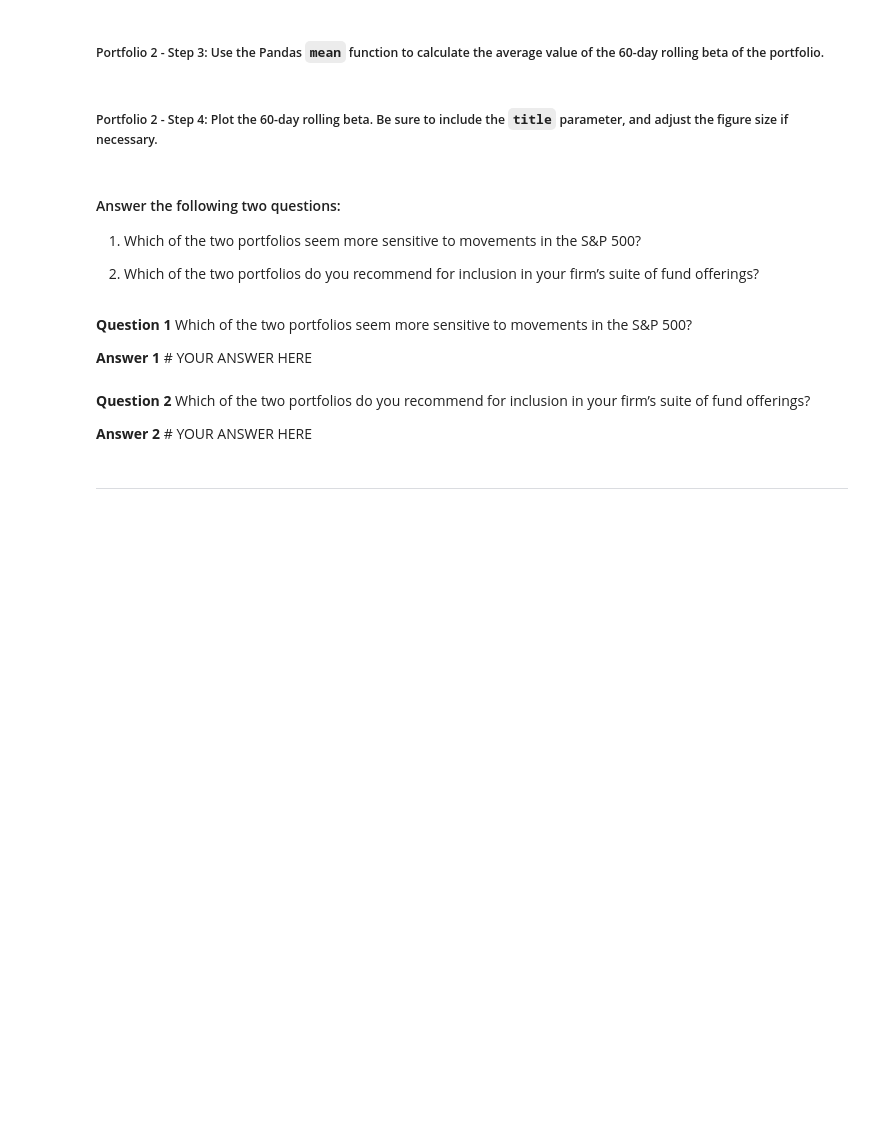
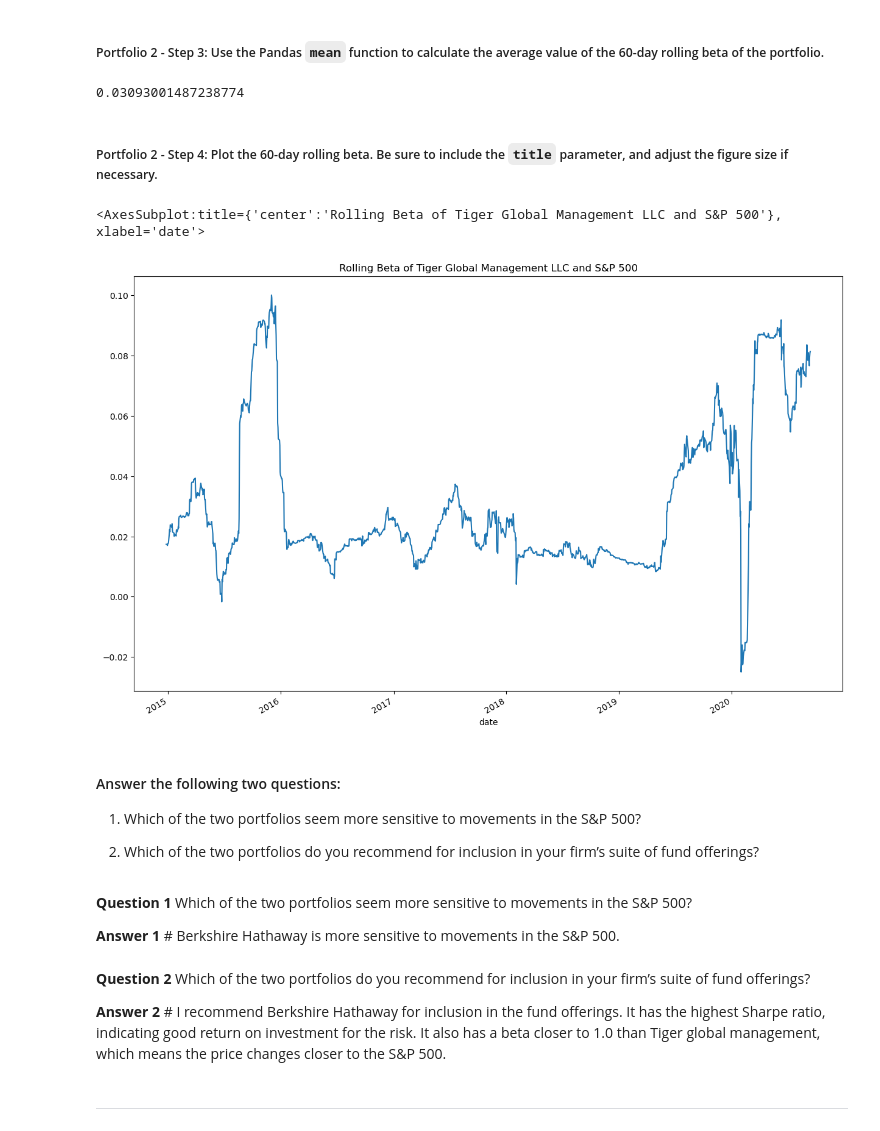
Before and after one commit to brianwander/Quantitative_Analysis, a Jupyter notebook: risk_return_analysis.ipynb, the cells around one changed output. Drawn from its saved outputs; the diff is of its cells as text; code cells hidden in the pictures; blank space fills up the shorter version.

```diff
--- a/risk_return_analysis.ipynb
+++ b/risk_return_analysis.ipynb
@@ -445,3 +495,6 @@ Your analysis is nearing completion. Now, you need to evaluate how the portfolio
 # Calculate the covariance using a 60-day rolling window
 # Review the last five rows of the covariance data
 # YOUR CODE HERE
+#Portfolio 2 is Tiger Global management LLC.
+covariance_tiger_global=daily_returns.iloc[:,2].rolling(window=60).cov(daily_returns.iloc[:,4]).dropna() #Calculating the covariance of Tiger Global Management daily returns with the S&P 500 daily returns using a 60-day rolling window.
+covariance_tiger_global.tail() #Displaying the last 5 values of the rolling covariances.
@@ -451,3 +512,5 @@ Your analysis is nearing completion. Now, you need to evaluate how the portfolio
 # Calculate the beta based on the 60-day rolling covariance compared to the market (S&P 500)
 # Review the last five rows of the beta information
 # YOUR CODE HERE
+beta_2=covariance_tiger_global/rolling_variance_snp #Calculating the 60-day rolling beta of Tiger Global Management & the S&P 500.
+beta_2.tail() #Displaying the last 5 values of the rolling betas.
@@ -456,12 +527,20 @@ Your analysis is nearing completion. Now, you need to evaluate how the portfolio
 # %%
 # Calculate the average of the 60-day rolling beta
 # YOUR CODE HERE
+beta_2_average=beta_2.mean() #Calculating the average rolling beta
+beta_2_average #Printing the average rolling beta
+# %% [output]
+0.03093001487238774
 # %% [markdown]
 ##### Portfolio 2 - Step 4: Plot the 60-day rolling beta. Be sure to include the `title` parameter, and adjust the figure size if necessary.
 # %%
 # Plot the rolling beta
 # Include a title parameter and adjust the figure size
 # YOUR CODE HERE
+beta_2.plot(title="Rolling Beta of Tiger Global Management LLC and S&P 500",figsize=(15,10)) #Plotting the rolling beta of Tiger  Global Management & the S&P 500
+# %% [output]
+<AxesSubplot:title={'center':'Rolling Beta of Tiger Global Management LLC and S&P 500'}, xlabel='date'>
+[figure, added]
 # %% [markdown]
 #### Answer the following two questions:
 
@@ -471,10 +550,10 @@ Your analysis is nearing completion. Now, you need to evaluate how the portfolio
 # %% [markdown]
 **Question 1** Which of the two portfolios seem more sensitive to movements in the S&P 500?
 
-**Answer 1** # YOUR ANSWER HERE
+**Answer 1** # Berkshire Hathaway is more sensitive to movements in the S&P 500.
 # %% [markdown]
 **Question 2** Which of the two portfolios do you recommend for inclusion in your firm’s suite of fund offerings?
 
-**Answer 2** # YOUR ANSWER HERE
+**Answer 2** # I recommend Berkshire Hathaway for inclusion in the fund offerings. It has the highest Sharpe ratio, indicating good return on investment for the risk. It also has a beta closer to 1.0 than Tiger global management, which means the price changes closer to the S&P 500.
 # %% [markdown]
 ---
```
Also changed, not shown: parts of 24 cells of this notebook.
